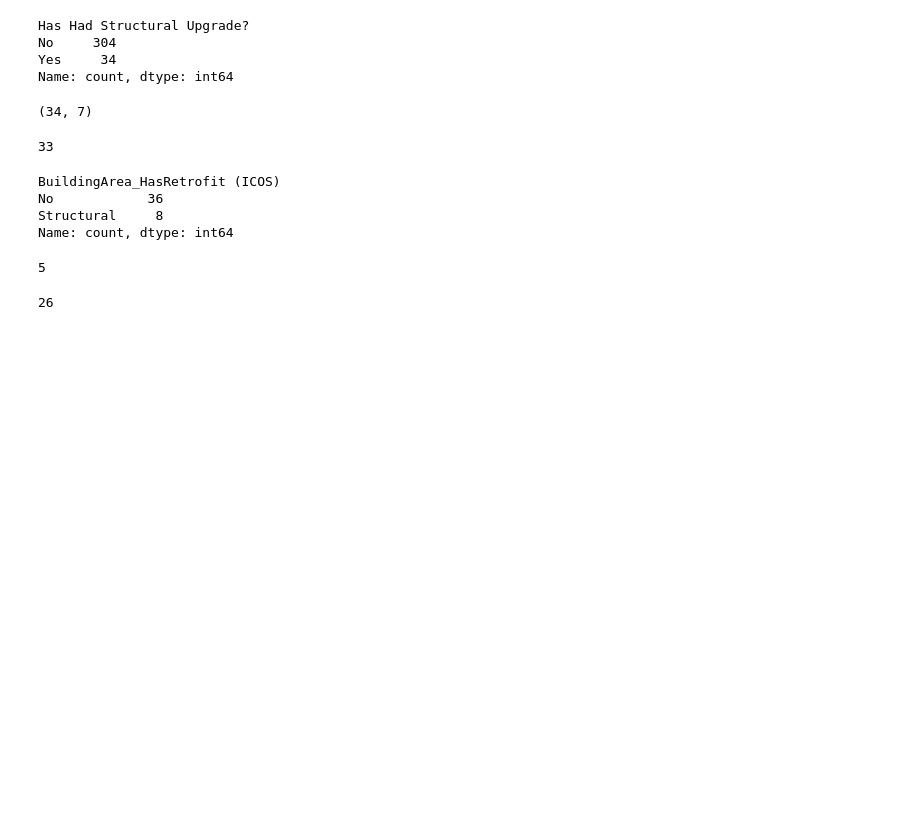
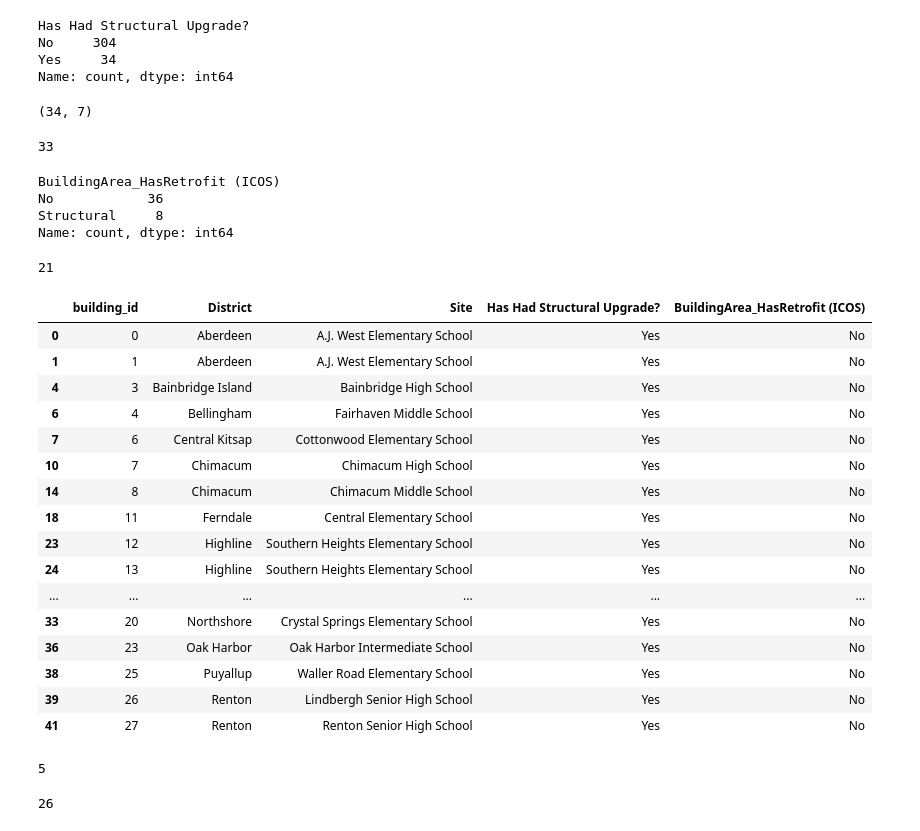
Before and after one commit to efkodon/seismic_school_evaluations, a Jupyter notebook: seismic_upgrades.ipynb, the cells around one changed output. Cells and saved outputs as stored; diff of their text form; code cells hidden in the pictures; blank space fills up the shorter version.

```diff
--- a/seismic_upgrades.ipynb
+++ b/seismic_upgrades.ipynb
@@ -311,7 +311,3 @@ df_sssp_phase2_upgrade = df_sssp_phase2_small[mask]
 df_sssp_phase2_upgrade.shape
 # %% [output]
 (34, 7)
-# %%
-# This list now consists of only buildings that are marked yes as having had structural upgrades,
-# so that column can be deleted
-df_sssp_phase2_upgrade = df_sssp_phase2_upgrade.drop(['Has Had Structural Upgrade?'], axis=1)
@@ -330,8 +329,8 @@ df_sssp_phase2_upgrade = df_sssp_phase2_upgrade[ ['building_id'] + [ col for col
 df_sssp_phase2_merge = df_sssp_phase2_upgrade.merge(df_icos_small, how = 'inner', on = \
                                                       ['District', 'Site', 'Building'])
 # %%
-df_sssp_phase2_merge.rename(columns={'building_id': 'building_id', 'Year Built': 'Year Built (SSSP)', \
-                                  'Last Renovation': 'Last Renovation (SSSP)', 'Year of Structural Upgrade': \
+df_sssp_phase2_merge.rename(columns={'Year Built': 'Year Built (SSSP)', 'Last Renovation': \
+                                  'Last Renovation (SSSP)', 'Year of Structural Upgrade': \
                                   'Year of Structural Upgrade (SSSP)', 'Building_YearBuilt': \
                                   'Building_YearBuilt (ICOS)', 'BuildingArea_YearBuilt': \
                                   'BuildingArea_YearBuilt (ICOS)', 'BuildingArea_CodeYear': \
@@ -344,3 +343,31 @@ BuildingArea_HasRetrofit (ICOS)
 No            36
 Structural     8
 Name: count, dtype: int64
+# %%
+mask = (df_sssp_phase2_merge['BuildingArea_HasRetrofit (ICOS)'] == "No")
+df_sssp_phase2_no_retrofit = df_sssp_phase2_merge[mask]
+df_sssp_phase2_no_retrofit['building_id'].nunique()
+# 21 out of 33 buildings with seismic upgrades recorded in phase 2 of the SSSP have no retrofits listed.
+# %% [output]
+21
+# %%
+df_sssp_phase2_no_retrofit[['building_id', 'District', 'Site', 'Has Had Structural Upgrade?', \
+                           'BuildingArea_HasRetrofit (ICOS)']].drop_duplicates()
+# %% [output]
+|  | building_id | District | Site | Has Had Structural Upgrade? | BuildingArea_HasRetrofit (ICOS) |
+| 0 | 0 | Aberdeen | A.J. West Elementary School | Yes | No |
+| 1 | 1 | Aberdeen | A.J. West Elementary School | Yes | No |
+| 4 | 3 | Bainbridge Island | Bainbridge High School | Yes | No |
+| 6 | 4 | Bellingham | Fairhaven Middle School | Yes | No |
+| 7 | 6 | Central Kitsap | Cottonwood Elementary School | Yes | No |
+| 10 | 7 | Chimacum | Chimacum High School | Yes | No |
+| 14 | 8 | Chimacum | Chimacum Middle School | Yes | No |
+| 18 | 11 | Ferndale | Central Elementary School | Yes | No |
+| 23 | 12 | Highline | Southern Heights Elementary School | Yes | No |
+| 24 | 13 | Highline | Southern Heights Elementary School | Yes | No |
+| ... | ... | ... | ... | ... | ... |
+| 33 | 20 | Northshore | Crystal Springs Elementary School | Yes | No |
+| 36 | 23 | Oak Harbor | Oak Harbor Intermediate School | Yes | No |
+| 38 | 25 | Puyallup | Waller Road Elementary School | Yes | No |
+| 39 | 26 | Renton | Lindbergh Senior High School | Yes | No |
+| 41 | 27 | Renton | Renton Senior High School | Yes | No |
```
Also changed, not shown: parts of 3 cells of this notebook.
